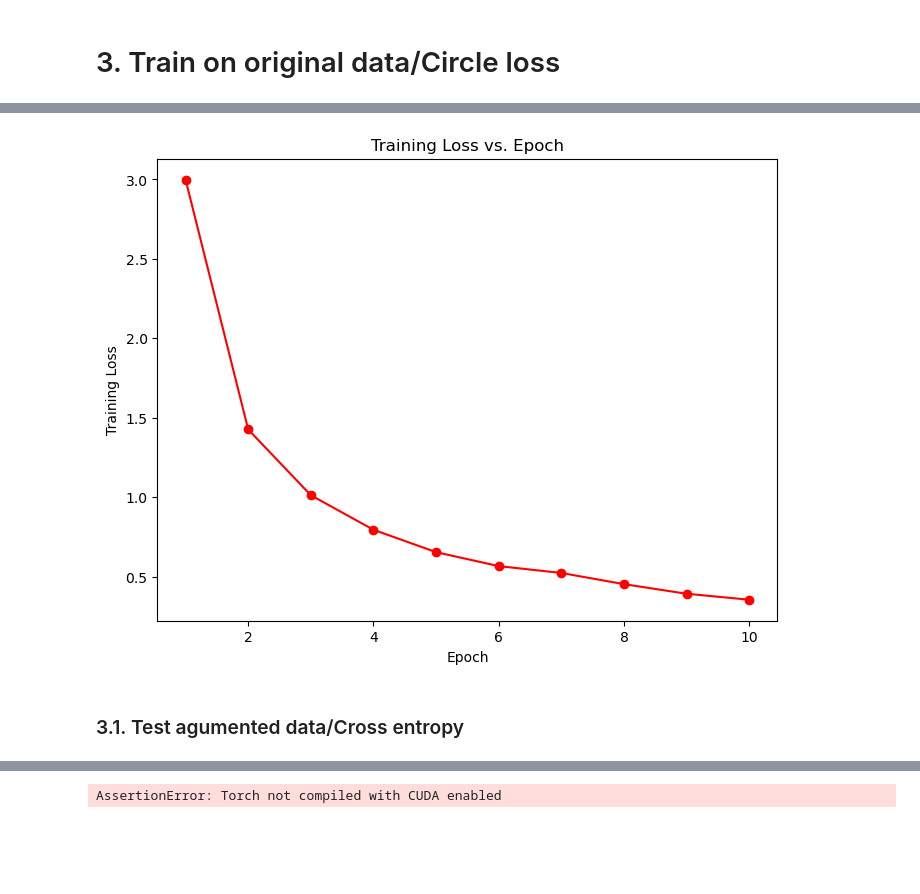
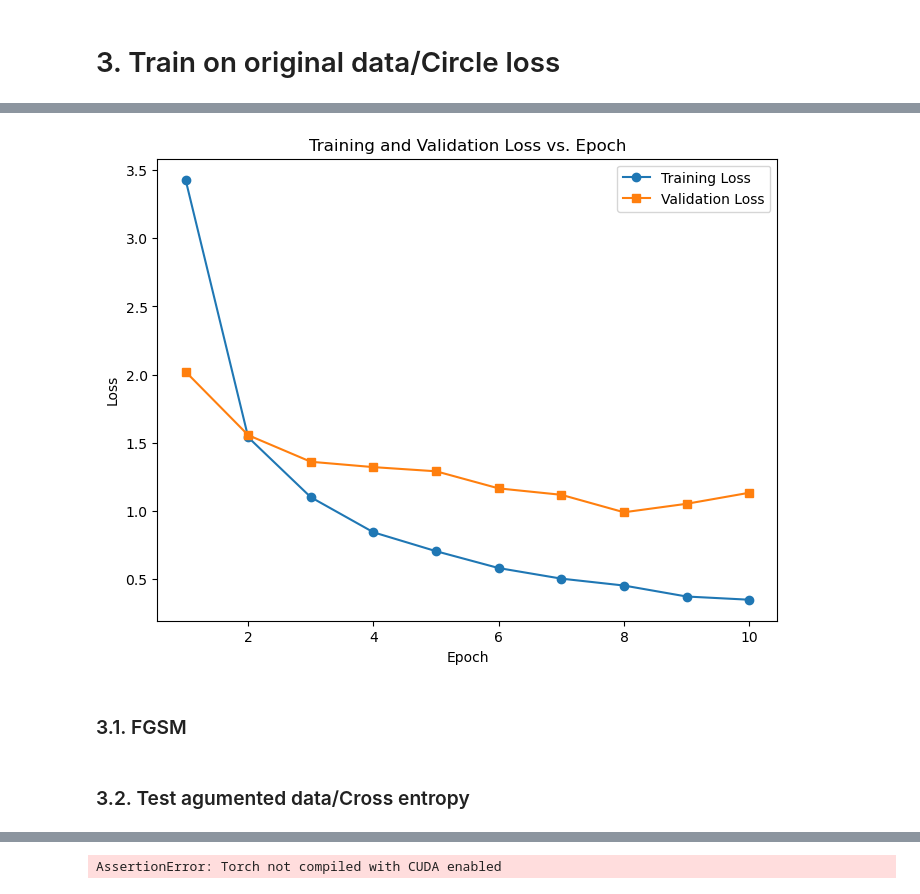
Before and after one commit to moshafieeha/Deep-Learning-Mini-Projects, a Jupyter notebook: Robustenss in Classification.ipynb, the cells around one changed output, grey strips where cells are left out. Saved outputs shown, nothing was run; the diff lists cells and outputs as text; code cells hidden in the pictures; blank space fills up the shorter version.

```diff
--- a/Robustenss in Classification.ipynb
+++ b/Robustenss in Classification.ipynb
@@ -91,8 +91,8 @@ def train(model, train_loader, val_loader, criterion, optimizer, device, epochs)
 
     # Plot training and validation loss
     plt.figure(figsize=(8, 6))
-    plt.plot(range(1, epochs + 1), train_losses, color='red', marker='o', label='Training Loss')
-    plt.plot(range(1, epochs + 1), val_losses, color='blue', marker='s', label='Validation Loss')
+    plt.plot(range(1, epochs + 1), train_losses, marker='o', label='Training Loss')
+    plt.plot(range(1, epochs + 1), val_losses, marker='s', label='Validation Loss')
     plt.xlabel('Epoch')
     plt.ylabel('Loss')
     plt.title('Training and Validation Loss vs. Epoch')
@@ -482,5 +515,5 @@ criterion = losses.CircleLoss(m=0.7, gamma=50)
 optimizer = optim.Adam(new_model2.parameters(), lr=0.001)
 
 # Train
-train_losses_circle = train(new_model2, train_loader,criterion, optimizer, device, num_epochs)
+train_losses_circle = train(new_model2, train_loader, val_loader, criterion, optimizer, device, num_epochs)
 # %% [output]
@@ -497 +530,3 @@ Epoch [10/10], Loss: 0.3542
-[figure, old version]
+[figure, new version]
+# %% [markdown]
+### 3.1. FGSM
@@ -498,5 +550,5 @@ Epoch [10/10], Loss: 0.3542
 # %% [markdown]
-### 3.1. Test agumented data/Cross entropy
+### 3.2. Test agumented data/Cross entropy
 # %%
 # Test the new model on original test data
 test_model(new_model2, test_loader, criterion, device)
```
Also changed, not shown: parts of 13 cells of this notebook.
